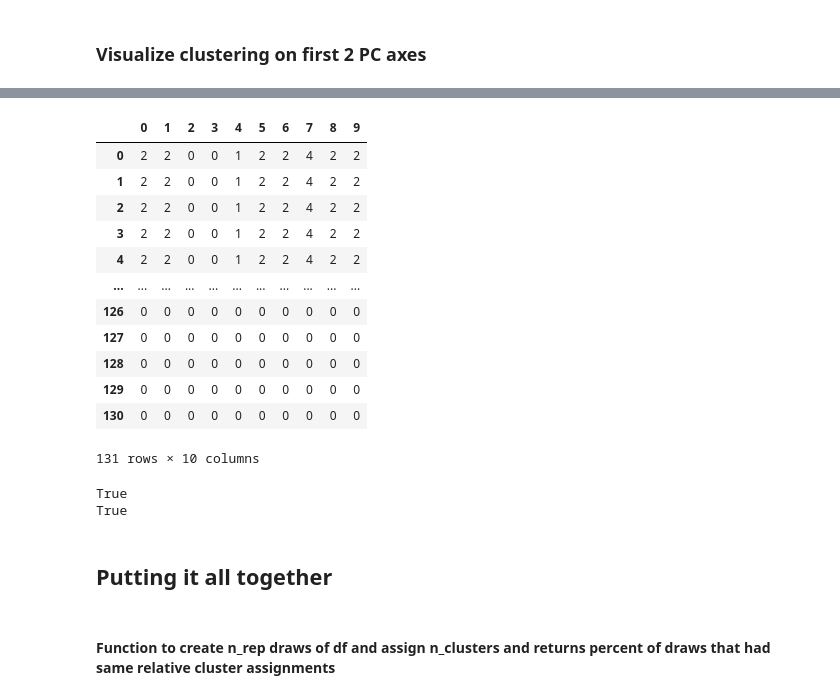
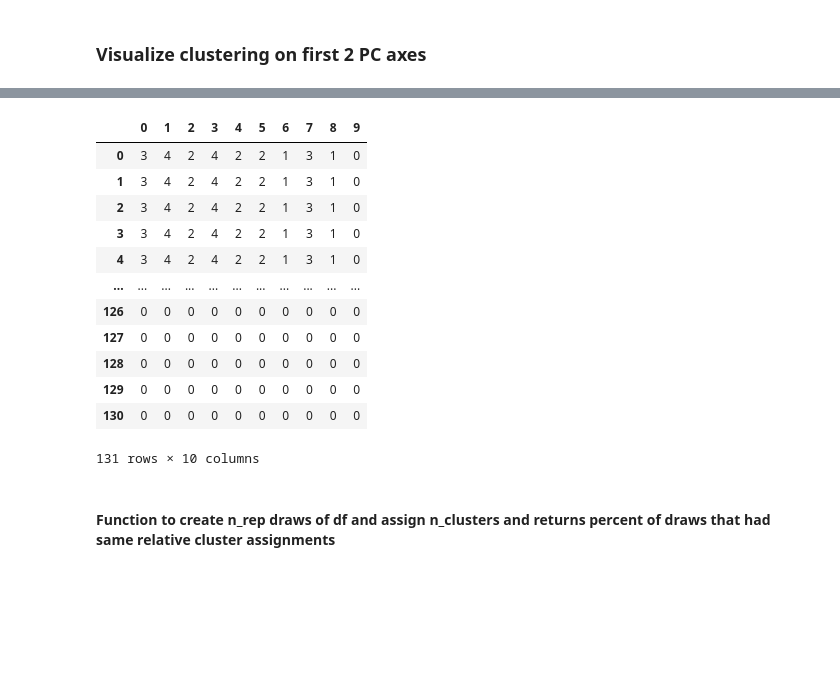
Before and after one commit to nvpatin/MAMBO, a Jupyter notebook: MainScripts/clustering_RAPIDS.ipynb, the cells around one changed output, grey strips where cells are left out. Cells and saved outputs as stored; diff of their text form; code cells hidden in the pictures; blank space fills up the shorter version.

```diff
--- a/MainScripts/clustering_RAPIDS.ipynb
+++ b/MainScripts/clustering_RAPIDS.ipynb
@@ -16,5 +17,5 @@ ModuleNotFoundError: No module named 'plotly'
 # %%
 file1 = "../Data/merged_data/no_duplicates/Merged2018_16S_otu_filtered.csv"
 file2 = "../Data/merged_data/no_duplicates/Merged2018_18S_otu_filtered.csv"
-asvs1 = cudf.read_csv(file1, index_col=0)
-asvs2 = cudf.read_csv(file2, index_col=0)
+asvs_16S = cudf.read_csv(file1, index_col=0)
+asvs_18S = cudf.read_csv(file2, index_col=0)
@@ -171,18 +139,18 @@ fig.show()
 # %%
 # Run sampleClust function n_rep times to assign n_clust clusters
 n_clust = 8
 n_rep = 10
 
-cluster_samples = [doClustering(ranRelPct(asvs1), n_clust) for i in range(n_rep)]
+cluster_samples = [md.doClustering(md.ranRelPct(asvs_16S), n_clust) for i in range(n_rep)]
 cluster_samples = cudf.DataFrame(cluster_samples).transpose()
 cluster_samples
 # %% [output]
 |  | 0 | 1 | 2 | 3 | 4 | 5 | 6 | 7 | 8 | 9 |
-| 0 | 2 | 2 | 0 | 0 | 1 | 2 | 2 | 4 | 2 | 2 |
-| 1 | 2 | 2 | 0 | 0 | 1 | 2 | 2 | 4 | 2 | 2 |
-| 2 | 2 | 2 | 0 | 0 | 1 | 2 | 2 | 4 | 2 | 2 |
-| 3 | 2 | 2 | 0 | 0 | 1 | 2 | 2 | 4 | 2 | 2 |
-| 4 | 2 | 2 | 0 | 0 | 1 | 2 | 2 | 4 | 2 | 2 |
+| 0 | 3 | 4 | 2 | 4 | 2 | 2 | 1 | 3 | 1 | 0 |
+| 1 | 3 | 4 | 2 | 4 | 2 | 2 | 1 | 3 | 1 | 0 |
+| 2 | 3 | 4 | 2 | 4 | 2 | 2 | 1 | 3 | 1 | 0 |
+| 3 | 3 | 4 | 2 | 4 | 2 | 2 | 1 | 3 | 1 | 0 |
+| 4 | 3 | 4 | 2 | 4 | 2 | 2 | 1 | 3 | 1 | 0 |
 | ... | ... | ... | ... | ... | ... | ... | ... | ... | ... | ... |
 | 126 | 0 | 0 | 0 | 0 | 0 | 0 | 0 | 0 | 0 | 0 |
 | 127 | 0 | 0 | 0 | 0 | 0 | 0 | 0 | 0 | 0 | 0 |
@@ -190,18 +158,6 @@ cluster_samples
 | 129 | 0 | 0 | 0 | 0 | 0 | 0 | 0 | 0 | 0 | 0 |
 | 130 | 0 | 0 | 0 | 0 | 0 | 0 | 0 | 0 | 0 | 0 |
 131 rows × 10 columns
-# %%
-# A function to test if row pws[0] is the same cluster as row pws[1] in column 'col'
-def isSameCluster(pws, df, col):
-    return df.iloc[pws[0], col] == df.iloc[pws[1], col]
-
-print(isSameCluster((1, 3), cluster_samples, 0))
-print(isSameCluster((0, 3), cluster_samples, 0))
-# %% [output]
-True
-True
-# %% [markdown]
-## Putting it all together
 # %% [markdown]
 #### Function to create n_rep draws of df and assign n_clusters and returns percent of draws that had same relative cluster assignments
 # %%
```
Also changed, not shown: parts of 16 cells of this notebook, 1 other file.
